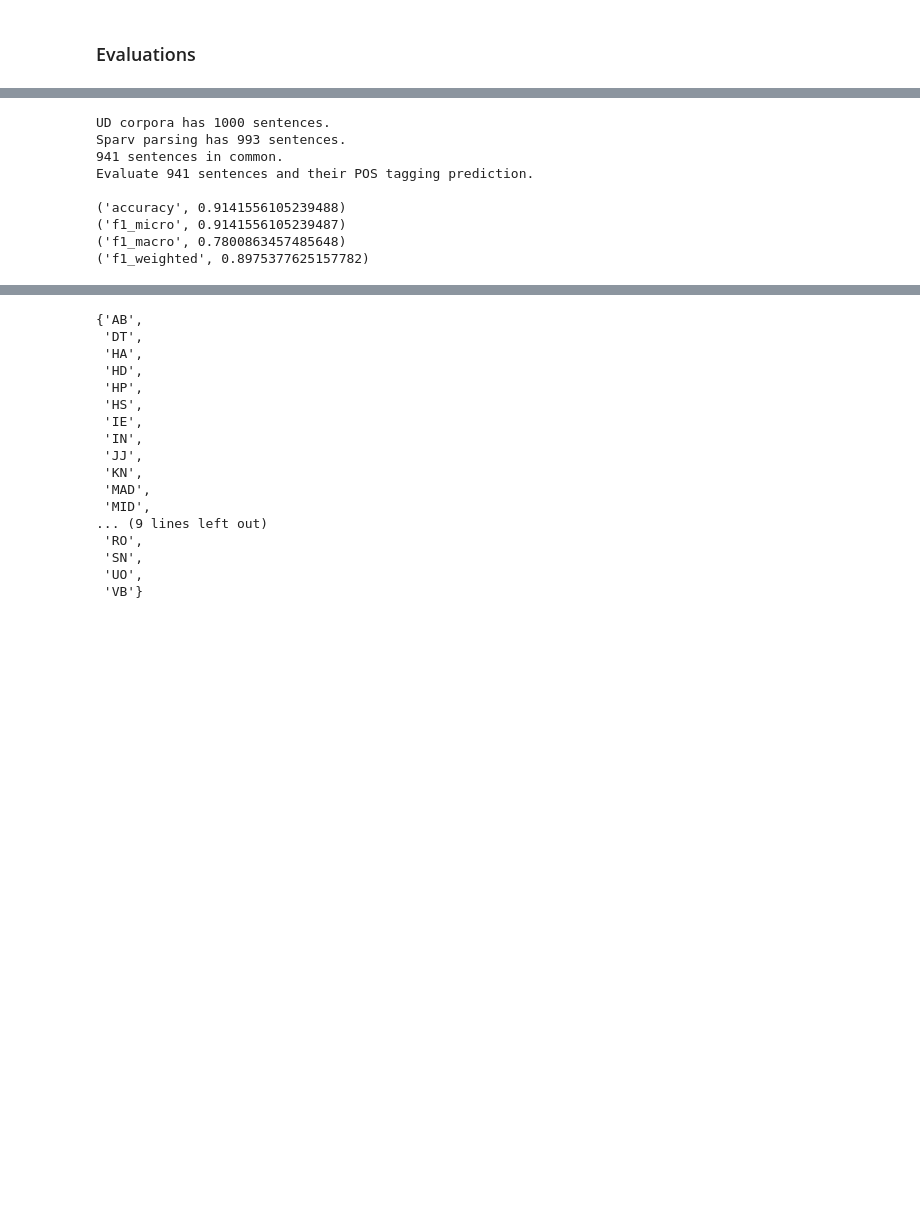
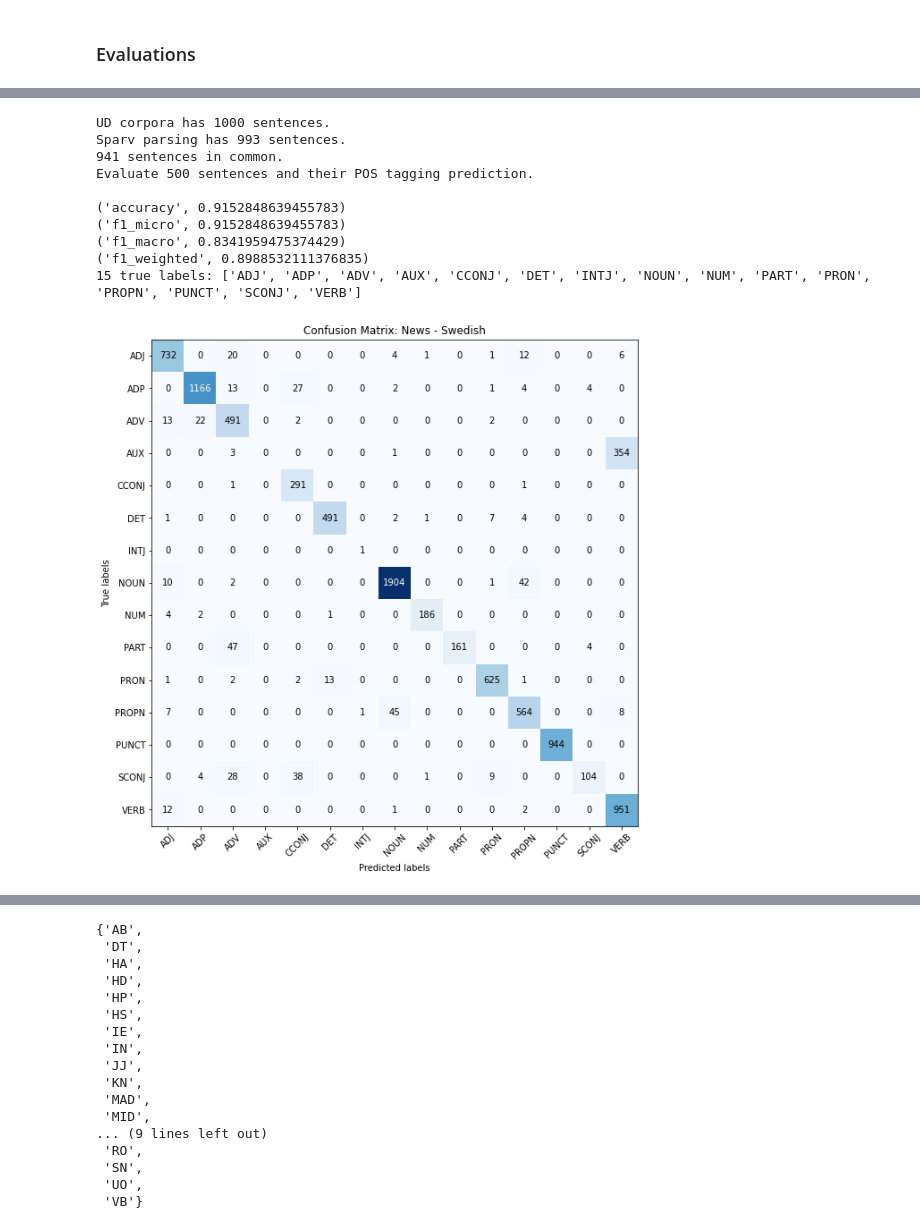
Before and after one commit to chickenbror/ltr-parser-eval, a Jupyter notebook: ParserEval.ipynb, the cells around one changed output, grey strips where cells are left out. Cells and saved outputs as stored; diff of their text form; code cells hidden in the pictures; blank space fills up the shorter version.

```diff
--- a/ParserEval.ipynb
+++ b/ParserEval.ipynb
@@ -280,15 +327,17 @@ Evaluate 680 sentences and their POS tagging prediction.
 # %%
 # News - Swedish
-eval_domain(swe_news, sparv_sv_news, lang='sv')
+eval_domain(swe_news, sparv_sv_news, lang='sv', domain_name='News - Swedish')
 # %% [output]
 UD corpora has 1000 sentences.
 Sparv parsing has 993 sentences.
 941 sentences in common.
-Evaluate 941 sentences and their POS tagging prediction.
+Evaluate 500 sentences and their POS tagging prediction.
 
-('accuracy', 0.9141556105239488)
-('f1_micro', 0.9141556105239487)
-('f1_macro', 0.7800863457485648)
-('f1_weighted', 0.8975377625157782)
+('accuracy', 0.9152848639455783)
+('f1_micro', 0.9152848639455783)
+('f1_macro', 0.8341959475374429)
+('f1_weighted', 0.8988532111376835)
+15 true labels: ['ADJ', 'ADP', 'ADV', 'AUX', 'CCONJ', 'DET', 'INTJ', 'NOUN', 'NUM', 'PART', 'PRON', 'PROPN', 'PUNCT', 'SCONJ', 'VERB']
+[figure, added]
 # %%
 # Formal - Swedish
```
Also changed, not shown: parts of 11 cells of this notebook, 3 other files.
